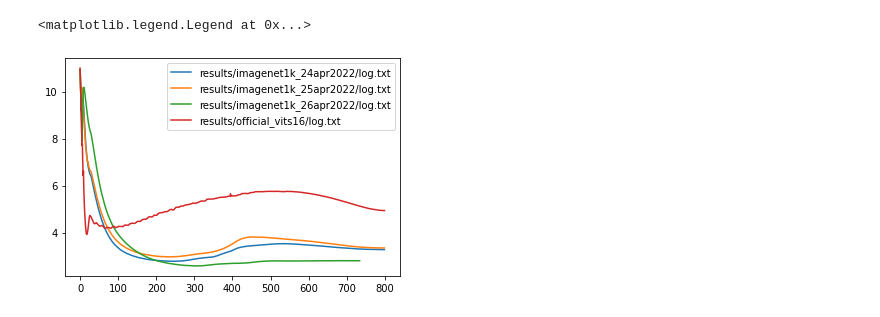
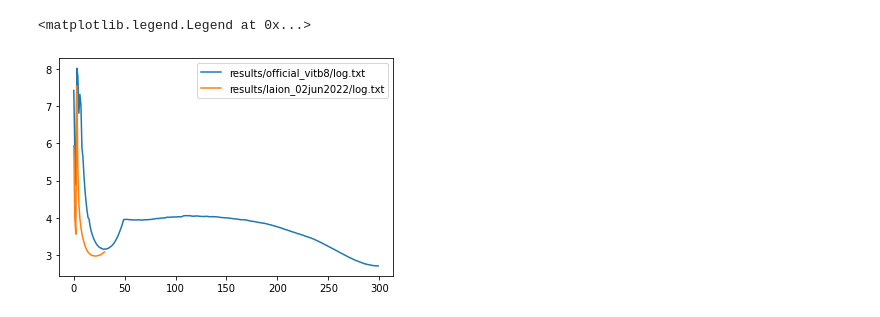
Before and after one commit to mehdidc/dino, a Jupyter notebook: analysis.ipynb, the cells around one changed output. Saved outputs shown, nothing was run; the diff lists cells and outputs as text; code cells hidden in the pictures.

```diff
--- a/analysis.ipynb
+++ b/analysis.ipynb
@@ -10,16 +10,23 @@ def read_log(path):
     return pd.DataFrame(rows)
 # %%
 paths = [
-    "results/imagenet1k_24apr2022/log.txt",
-    "results/imagenet1k_25apr2022/log.txt",
-    "results/imagenet1k_26apr2022/log.txt",
-    "results/official_vits16/log.txt"
+    #"results/imagenet1k_24apr2022/log.txt",
+    #"results/imagenet1k_25apr2022/log.txt",
+    #    "results/imagenet1k_26apr2022/log.txt",
+    #    "results/imagenet1k_27apr2022/log.txt",
+    #"results/imagenet1k_28apr2022/log.txt",
+    #"results/imagenet21k_29apr2022/log.txt",
+    "results/official_vitb8/log.txt",
+    #"results/official_vits16/log.txt"
     #"results/laion_13apr2022/log.txt"
+    #"results/imagenet1k_07nov2021/log.txt",
+    #"results/official_vitb16/log.txt",
+    "results/laion_02jun2022/log.txt",
 ]
 for path in paths:
     df= read_log(path)
     plt.plot(df.epoch, df.train_loss, label=path)
 plt.legend()
 # %% [output]
 <matplotlib.legend.Legend at 0x...>
-[figure, old version]
+[figure, new version]
```
Also changed, not shown: parts of 1 cell of this notebook, 10 other files.
